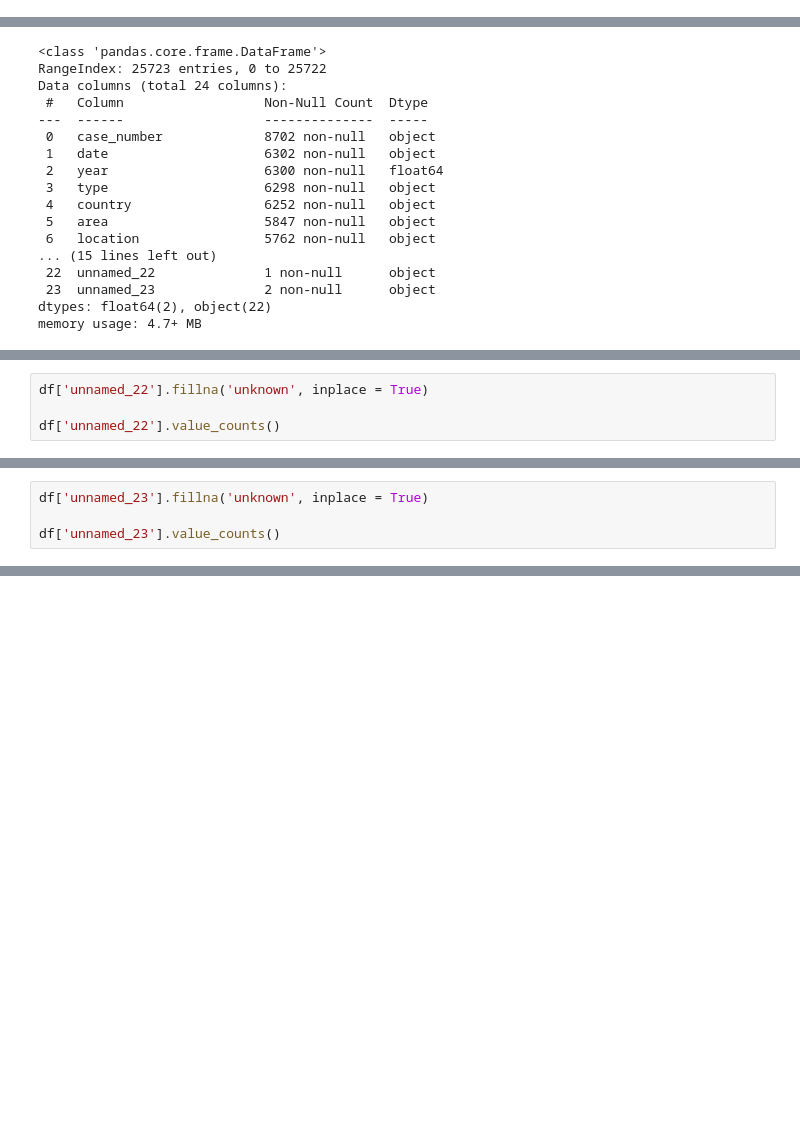
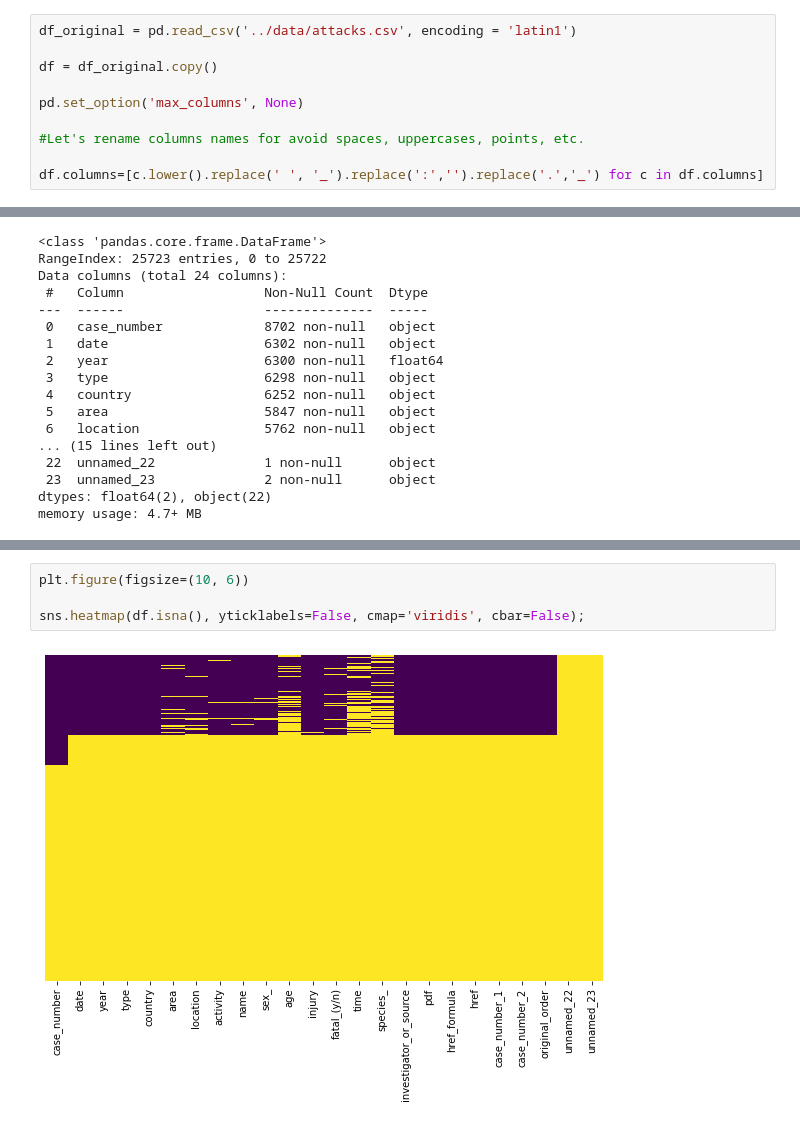
Before and after one commit to trabalong/project1_global_shark_attacks, a Jupyter notebook: notebooks/notebook1.ipynb, the cells around one changed output, grey strips where cells are left out. Cells and saved outputs as stored; diff of their text form; blank space fills up the shorter version.

```diff
--- a/notebooks/notebook1.ipynb
+++ b/notebooks/notebook1.ipynb
@@ -23,3 +7,13 @@ df
+# %%
+df_original = pd.read_csv('../data/attacks.csv', encoding = 'latin1')
+
+df = df_original.copy()
+
+pd.set_option('max_columns', None)
+
+#Let's rename columns names for avoid spaces, uppercases, points, etc.
+
+df.columns=[c.lower().replace(' ', '_').replace(':','').replace('.','_') for c in df.columns]
 # %%
 df.info()
 # %% [output]
@@ -70,4 +36,0 @@ df.loc[[1477,1478,1479]]
-# %%
-df['unnamed_22'].fillna('unknown', inplace = True)
-
-df['unnamed_22'].value_counts()
@@ -93,4 +36,0 @@ df.loc[(df['unnamed_23'] == 'Teramo') | (df['unnamed_23'] == 'change filename')]
-# %%
-df['unnamed_23'].fillna('unknown', inplace = True)
-
-df['unnamed_23'].value_counts()
@@ -103,0 +46,6 @@ Name: unnamed_23, dtype: int64
+# %%
+plt.figure(figsize=(10, 6))
+
+sns.heatmap(df.isna(), yticklabels=False, cmap='viridis', cbar=False);
+# %% [output]
+[figure, added]
```
Also changed, not shown: parts of 19 cells of this notebook.
